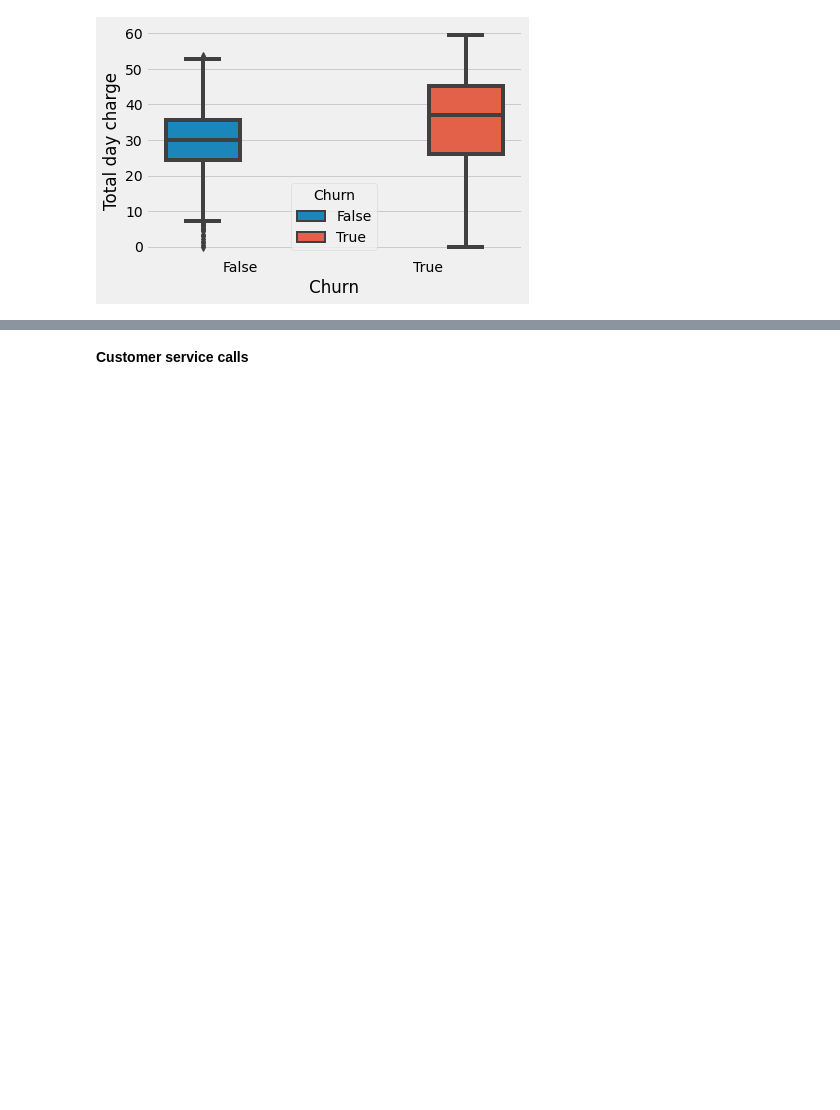
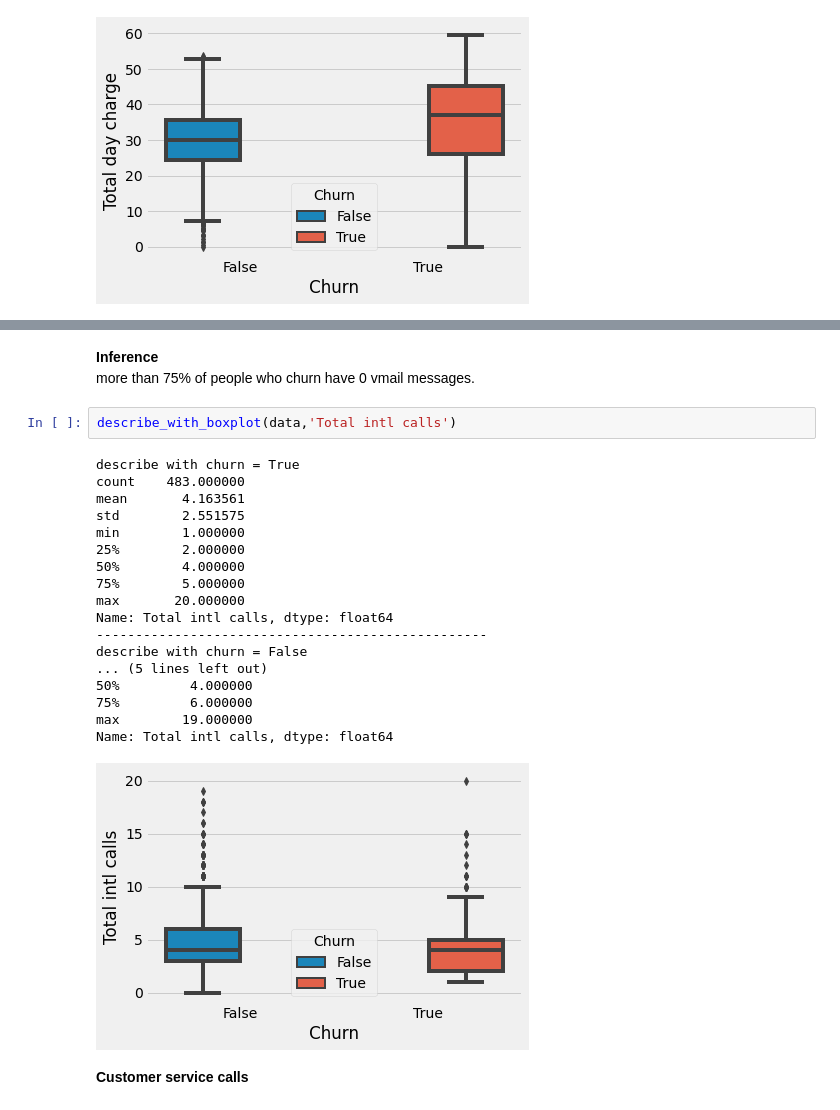
Before and after one commit to ad709kr/capstone_projects-EDA-on-Telecom-churn-analysis, a Jupyter notebook: Telecom_Churn_Analysis_Capstone_Project.ipynb, the cells around one changed output, grey strips where cells are left out. Cells and saved outputs as stored; diff of their text form; blank space fills up the shorter version.

```diff
--- a/Telecom_Churn_Analysis_Capstone_Project.ipynb
+++ b/Telecom_Churn_Analysis_Capstone_Project.ipynb
@@ -425,3 +448,27 @@ Name: Total day charge, dtype: float64
+# %% [markdown]
+**Inference**
+<br> more than 75% of people who churn have 0 vmail messages.
+# %%
+describe_with_boxplot(data,'Total intl calls')
+# %% [output]
+describe with churn = True
+count    483.000000
+mean       4.163561
+std        2.551575
+min        1.000000
+25%        2.000000
+50%        4.000000
+75%        5.000000
+max       20.000000
+Name: Total intl calls, dtype: float64
+--------------------------------------------------
+describe with churn = False
+... (5 lines left out)
+50%         4.000000
+75%         6.000000
+max        19.000000
+Name: Total intl calls, dtype: float64
+[figure, added]
 # %% [markdown]
 **Customer service calls**
 # %%
```
Also changed, not shown: parts of 11 cells of this notebook.
